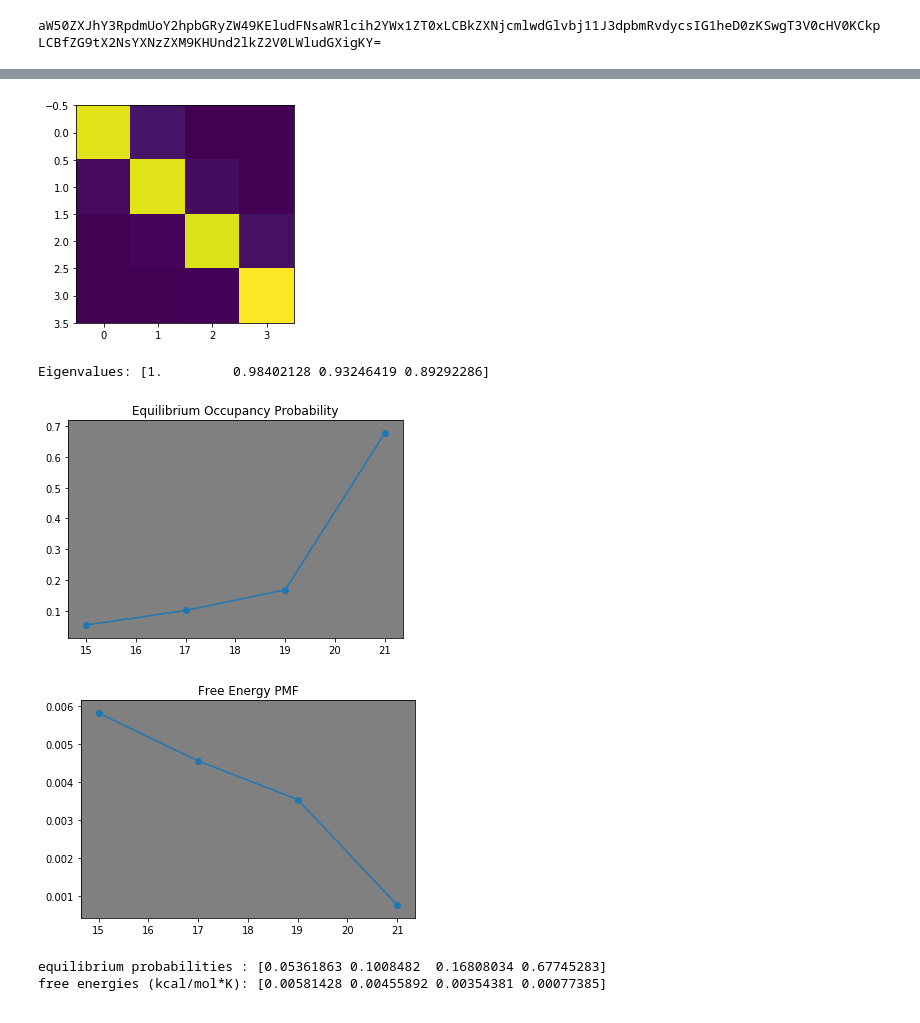
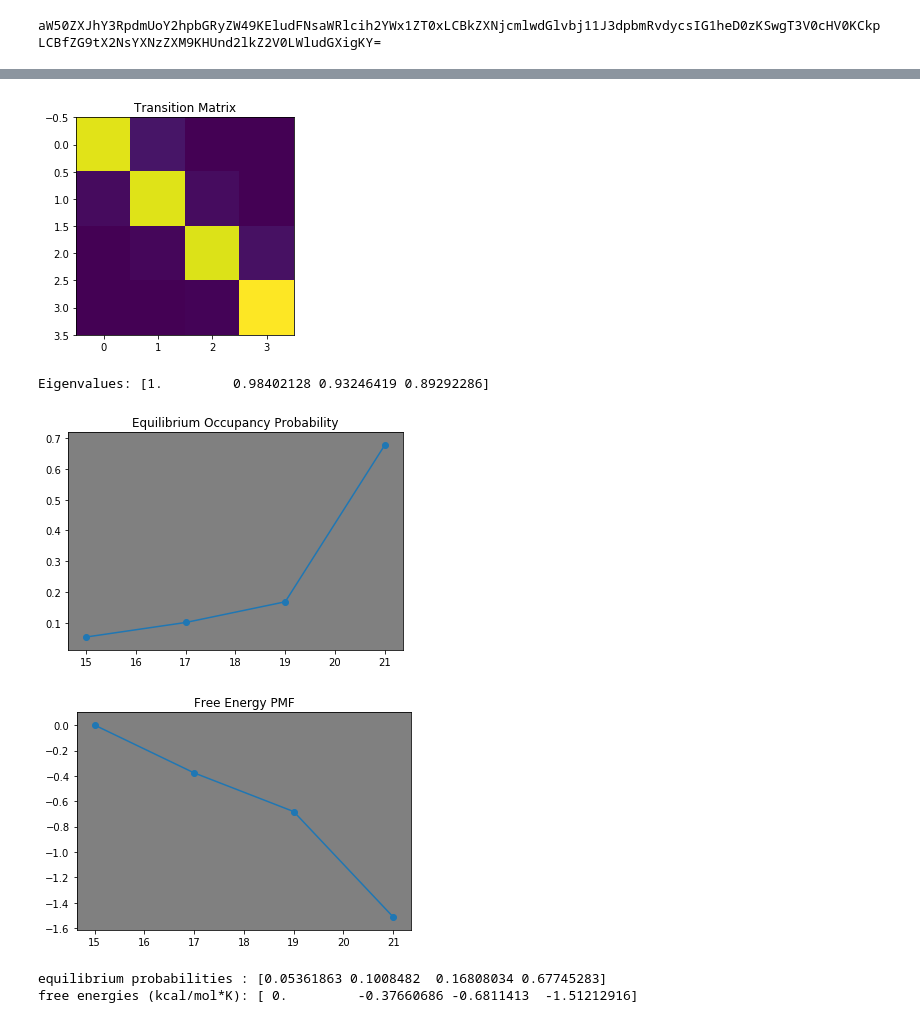
Before and after one commit to wesleymsmith/Milestoning_Analysis, a Jupyter notebook: Analyze_Well_Test_Simulation.ipynb, the cells around one changed output, grey strips where cells are left out. Saved outputs shown, nothing was run; the diff lists cells and outputs as text; code cells hidden in the pictures.

Commit message:
updated calculation of PMF from escape matrix

```diff
--- a/Analyze_Well_Test_Simulation.ipynb
+++ b/Analyze_Well_Test_Simulation.ipynb
@@ -965,38 +812,39 @@ Probability of being inside window (1-M(i,i)+1-M(i,i-1)): 0.989
 --- --- ---
 [figure]
 # %%
-kbT=0.0019872041 #kcal/mol
+kbT=0.0019872041*300 #kcal/mol
 Rmat=np.matrix(escapeMat)
 Dmat=np.matrix(np.diag(1-np.sum(escapeMat,axis=1)))
 Pvec=pCenters #use this as a starting guess
 Pvec=Pvec/np.sum(Pvec)
 
 RDmat=Rmat+Dmat
 plt.imshow(RDmat)
+plt.title("Transition Matrix")
 plt.show()
 
 outEig=np.linalg.eig(RDmat.T)
 si=np.argsort(1-outEig[0])
 print 'Eigenvalues:',
 print outEig[0][si]
 outVec=np.array(outEig[1])[:,si[0]]
 outVec=outVec/np.sum(outVec)
 plt.plot(windowCenters,outVec)
 plt.scatter(windowCenters,outVec)
 plt.title("Equilibrium Occupancy Probability")
 plt.show()
-plt.plot(windowCenters,-kbT*np.log(outVec))
-plt.scatter(windowCenters,-kbT*np.log(outVec))
+plt.plot(windowCenters,-kbT*np.log(outVec)-np.max(-kbT*np.log(outVec)))
+plt.scatter(windowCenters,-kbT*np.log(outVec)-np.max(-kbT*np.log(outVec)))
 plt.title("Free Energy PMF")
 plt.show()
 print "equilibrium probabilities :",
 print outVec
 print "free energies (kcal/mol*K):",
-print -kbT*np.log(outVec)
+print -kbT*np.log(outVec)-np.max(-kbT*np.log(outVec))
 # %% [output]
-[figure, old version]
+[figure, new version]
 Eigenvalues: [1.         0.98402128 0.93246419 0.89292286]
 [figure]
-[figure, old version]
+[figure, new version]
 equilibrium probabilities : [0.05361863 0.1008482  0.16808034 0.67745283]
-free energies (kcal/mol*K): [0.00581428 0.00455892 0.00354381 0.00077385]
+free energies (kcal/mol*K): [ 0.         -0.37660686 -0.6811413  -1.51212916]
```
Also changed, not shown: parts of 24 cells of this notebook.
